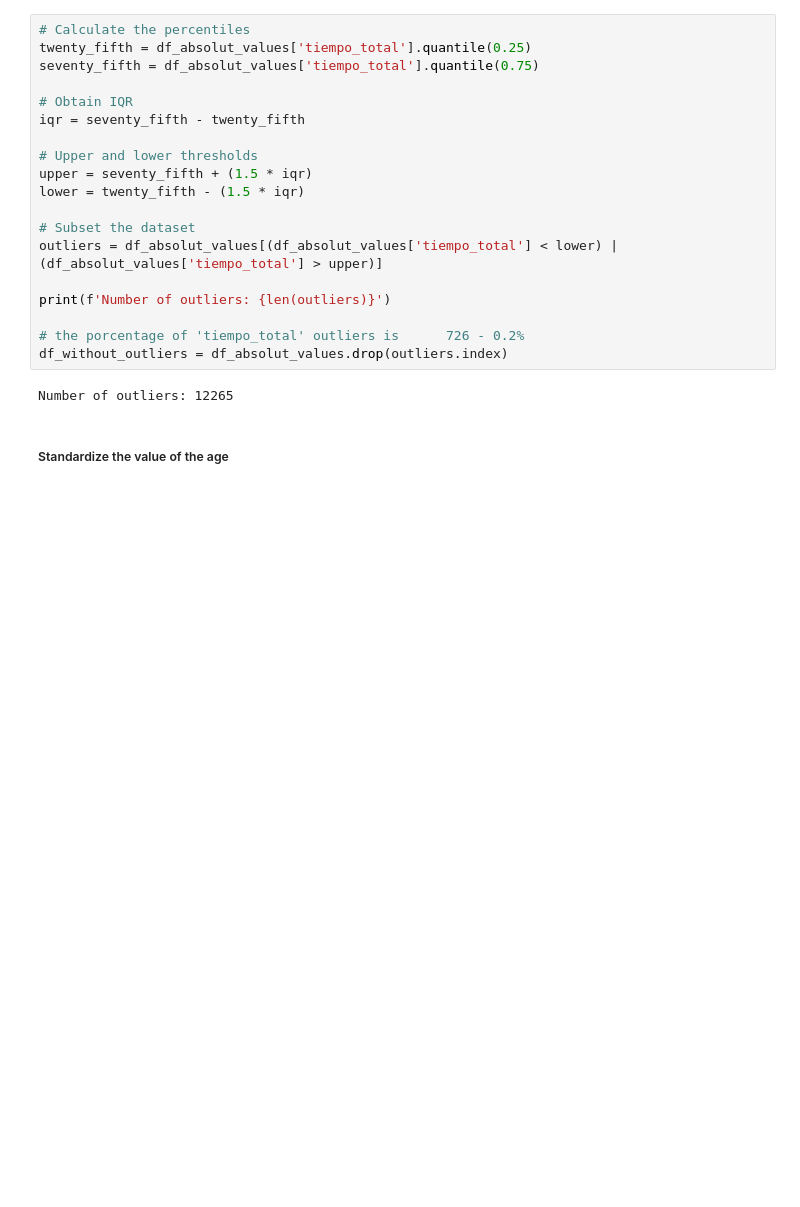
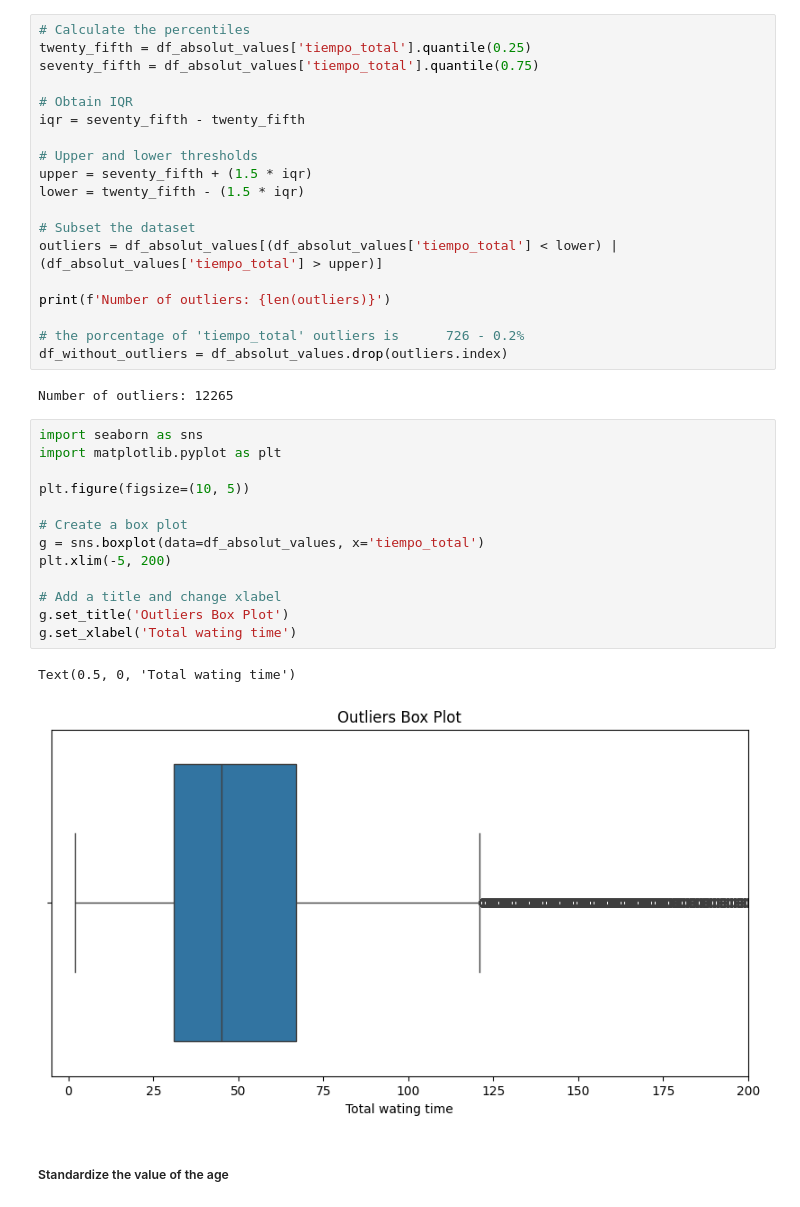
Before and after one commit to isaacmenchaca97/hospital_wait_time_prediction, a Jupyter notebook: ART/data_analysis.ipynb, the cells around one changed output. Drawn from its saved outputs; the diff is of its cells as text; blank space fills up the shorter version.

Commit message:
box plot for outliers

```diff
--- a/ART/data_analysis.ipynb
+++ b/ART/data_analysis.ipynb
@@ -81,6 +58,22 @@ print(f'Number of outliers: {len(outliers)}')
 df_without_outliers = df_absolut_values.drop(outliers.index)
 # %% [output]
 Number of outliers: 12265
+# %%
+import seaborn as sns
+import matplotlib.pyplot as plt
+
+plt.figure(figsize=(10, 5))
+
+# Create a box plot
+g = sns.boxplot(data=df_absolut_values, x='tiempo_total')
+plt.xlim(-5, 200)
+
+# Add a title and change xlabel
+g.set_title('Outliers Box Plot')
+g.set_xlabel('Total wating time')
+# %% [output]
+Text(0.5, 0, 'Total wating time')
+[figure, added]
 # %% [markdown]
 ##### Standardize the value of the age
 # %%
```
Also changed, not shown: parts of 3 cells of this notebook.
